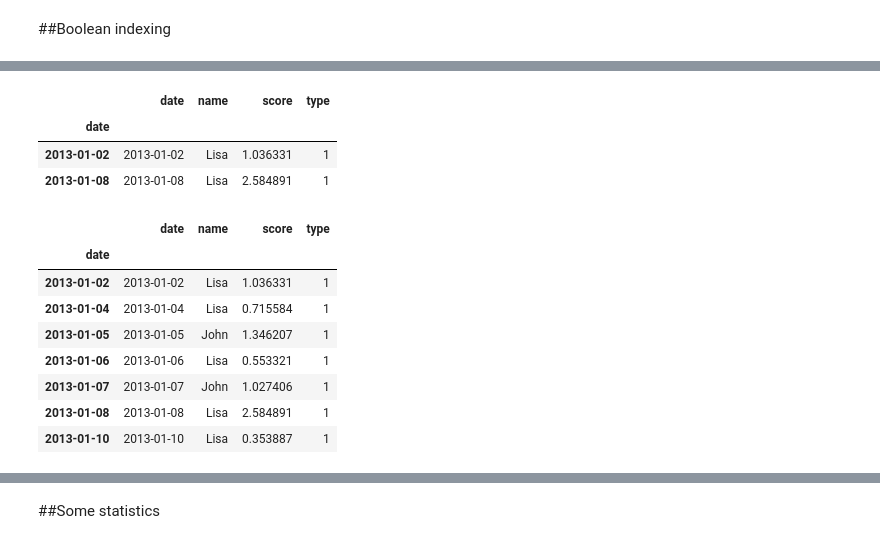
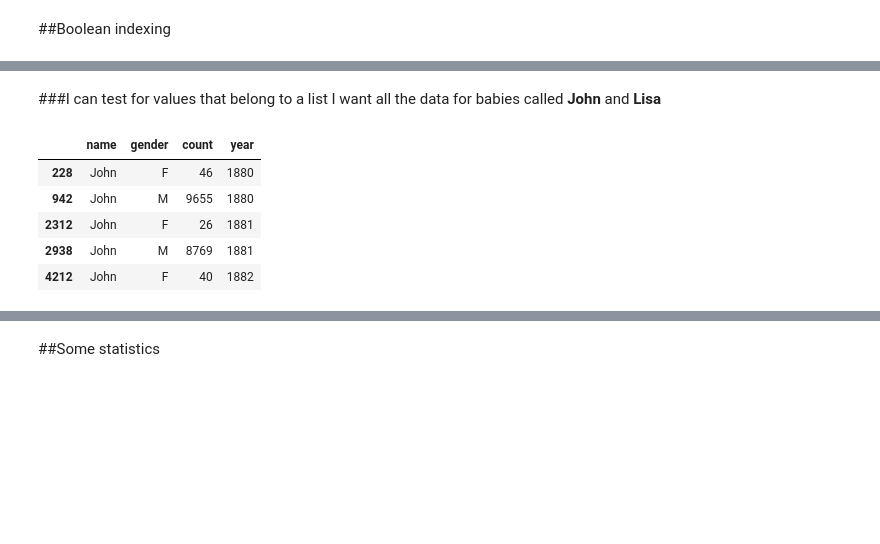
Before and after one commit to aquaregion/python-data-analysis, a Jupyter notebook: 5-Pandas.ipynb, the cells around one changed output, grey strips where cells are left out. Saved outputs shown, nothing was run; the diff lists cells and outputs as text; code cells hidden in the pictures; blank space fills up the shorter version.

```diff
--- a/5-Pandas.ipynb
+++ b/5-Pandas.ipynb
@@ -131,3 +139,3 @@ Sorting by values
 # %%
-df2.sort(columns='score')
+df2.sort('name').head()
 # %% [output]
@@ -145,3 +150,3 @@ df2.sort(columns='score')
 # %%
-df2.sort(['name','score'])
+df2.sort(['name','year']).head()
 # %% [output]
@@ -158,0 +161,2 @@ df2.sort(['name','score'])
+# %%
+df2.sort(['year','name']).head()
@@ -181,2 +186,0 @@ df2[0:2]
-# %%
-df2.index = df2['date']
@@ -228,19 +220,12 @@ df2[high_scores]
+# %% [markdown]
+###I can test for values that belong to a list
+I want all the data for babies called **John** and **Lisa**
 # %%
-df2[(df2['score'] >1.0) & (df2['name']=='Lisa')]
+df2[df2.name.isin(['Lisa','John'])].head()
 # %% [output]
-|  | date | name | score | type |
-| date |  |  |  |  |
-| 2013-01-02 | 2013-01-02 | Lisa | 1.036331 | 1 |
-| 2013-01-08 | 2013-01-08 | Lisa | 2.584891 | 1 |
+|  | name | gender | count | year |
+| 228 | John | F | 46 | 1880 |
+| 942 | John | M | 9655 | 1880 |
+| 2312 | John | F | 26 | 1881 |
+| 2938 | John | M | 8769 | 1881 |
+| 4212 | John | F | 40 | 1882 |
-# %%
-df2[(df2['score'] >1.0) | (df2['name']=='Lisa')]
-# %% [output]
-|  | date | name | score | type |
-| date |  |  |  |  |
-| 2013-01-02 | 2013-01-02 | Lisa | 1.036331 | 1 |
-| 2013-01-04 | 2013-01-04 | Lisa | 0.715584 | 1 |
-| 2013-01-05 | 2013-01-05 | John | 1.346207 | 1 |
-| 2013-01-06 | 2013-01-06 | Lisa | 0.553321 | 1 |
-| 2013-01-07 | 2013-01-07 | John | 1.027406 | 1 |
-| 2013-01-08 | 2013-01-08 | Lisa | 2.584891 | 1 |
-| 2013-01-10 | 2013-01-10 | Lisa | 0.353887 | 1 |
```
Also changed, not shown: parts of 44 cells of this notebook, 1 other file.
